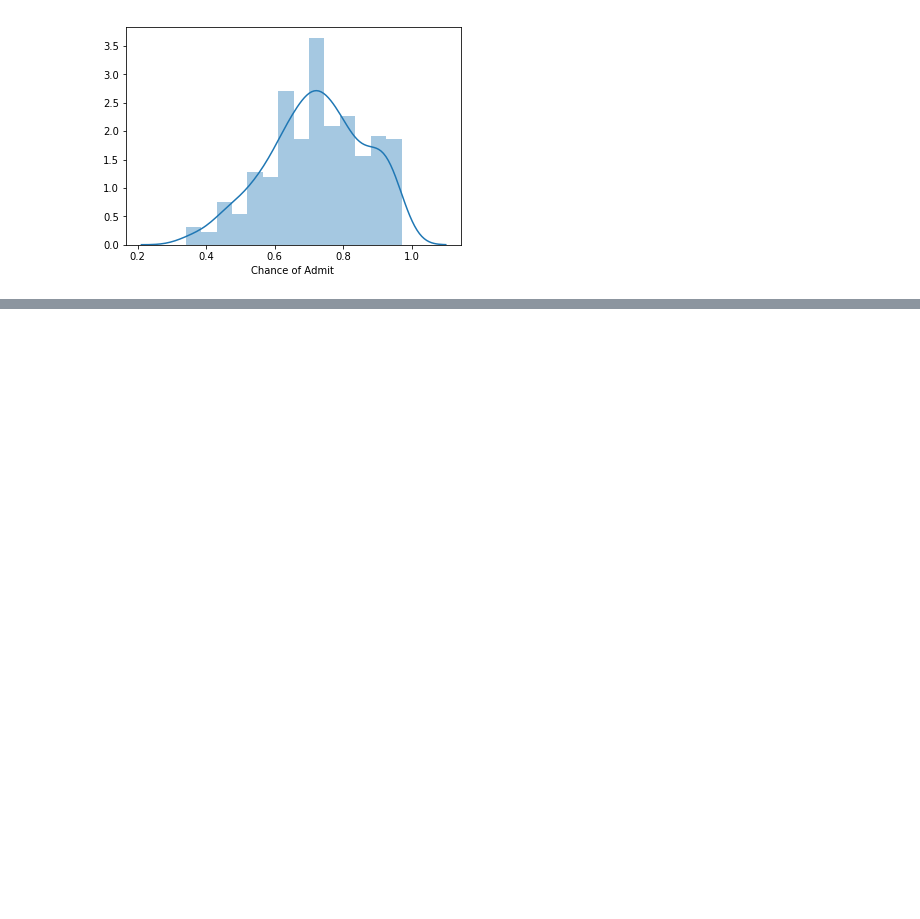
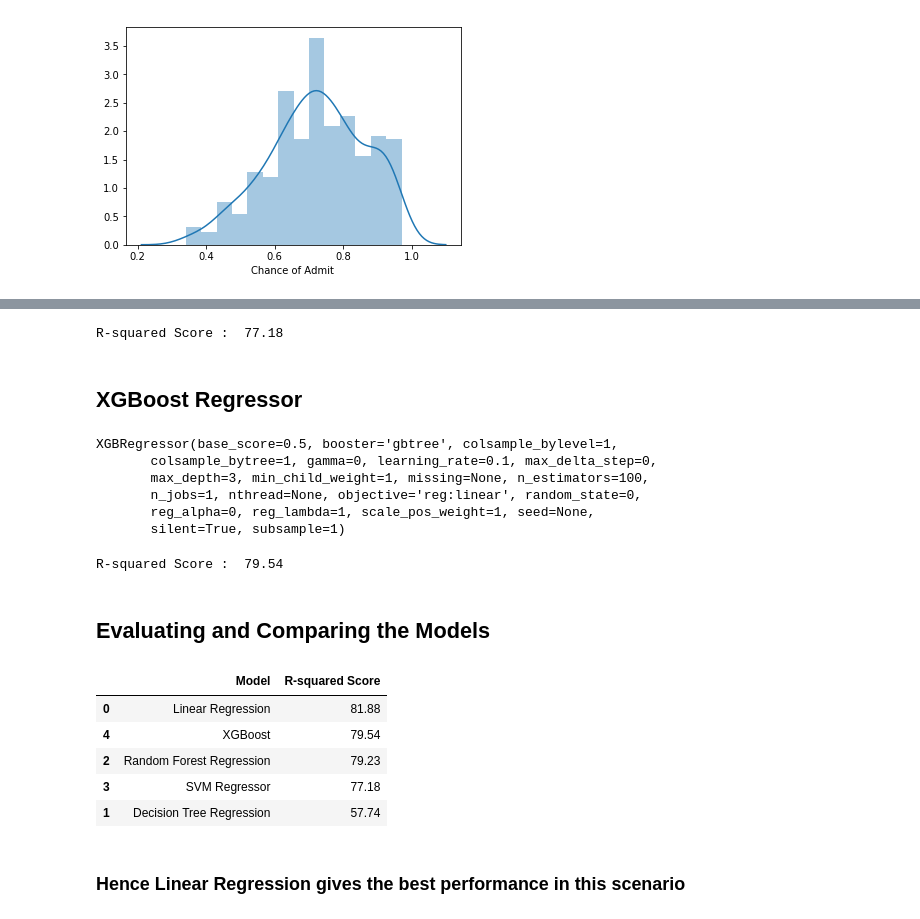
Before and after one commit to shreayan98c/Grad-Admission, a Jupyter notebook: grad-school.ipynb, the cells around one changed output, grey strips where cells are left out. Saved outputs shown, nothing was run; the diff lists cells and outputs as text; code cells hidden in the pictures; blank space fills up the shorter version.

Commit message:
Created XGBRegressor

```diff
--- a/grad-school.ipynb
+++ b/grad-school.ipynb
@@ -150,0 +245,46 @@ plt.show()
+# %%
+# Calculating the r-squared score
+from sklearn.metrics import r2_score
+acc_svm = round(r2_score(y_test, y_pred) * 100, 2)
+print("R-squared Score : ", acc_svm)
+# %% [output]
+R-squared Score :  77.18
+# %% [markdown]
+## XGBoost Regressor
+# %%
+from xgboost import XGBRegressor
+gbm = XGBRegressor()
+gbm.fit(X_train, y_train)
+# %% [output]
+XGBRegressor(base_score=0.5, booster='gbtree', colsample_bylevel=1,
+       colsample_bytree=1, gamma=0, learning_rate=0.1, max_delta_step=0,
+       max_depth=3, min_child_weight=1, missing=None, n_estimators=100,
+       n_jobs=1, nthread=None, objective='reg:linear', random_state=0,
+       reg_alpha=0, reg_lambda=1, scale_pos_weight=1, seed=None,
+       silent=True, subsample=1)
+# %%
+# Predicting the Test set results
+y_pred = gbm.predict(X_test)
+# %%
+# Calculating the r-squared score
+from sklearn.metrics import r2_score
+acc_xgb = round(r2_score(y_test, y_pred) * 100, 2)
+print("R-squared Score : ", acc_xgb)
+# %% [output]
+R-squared Score :  79.54
+# %% [markdown]
+## Evaluating and Comparing the Models
+# %%
+models = pd.DataFrame({
+    'Model': ['Linear Regression', 'Decision Tree Regression', 'Random Forest Regression', 'SVM Regressor', 'XGBoost'],
+    'R-squared Score': [acc_lr, acc_dtr, acc_rfr, acc_svm, acc_xgb]})
+models.sort_values(by='R-squared Score', ascending=False)
+# %% [output]
+|  | Model | R-squared Score |
+| 0 | Linear Regression | 81.88 |
+| 4 | XGBoost | 79.54 |
+| 2 | Random Forest Regression | 79.23 |
+| 3 | SVM Regressor | 77.18 |
+| 1 | Decision Tree Regression | 57.74 |
+# %% [markdown]
+### Hence Linear Regression gives the best performance in this scenario
```
Also changed, not shown: parts of 19 cells of this notebook.
